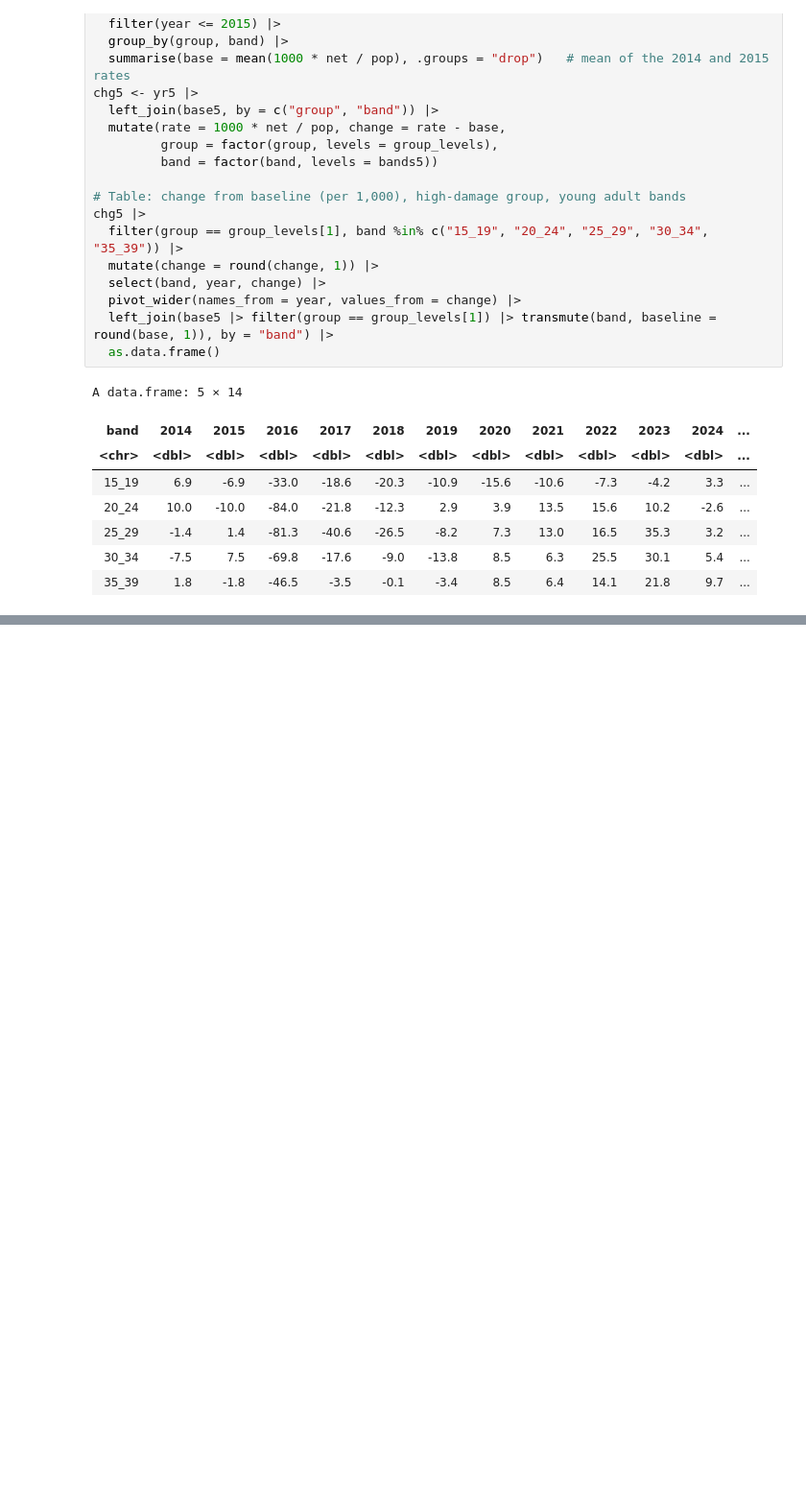
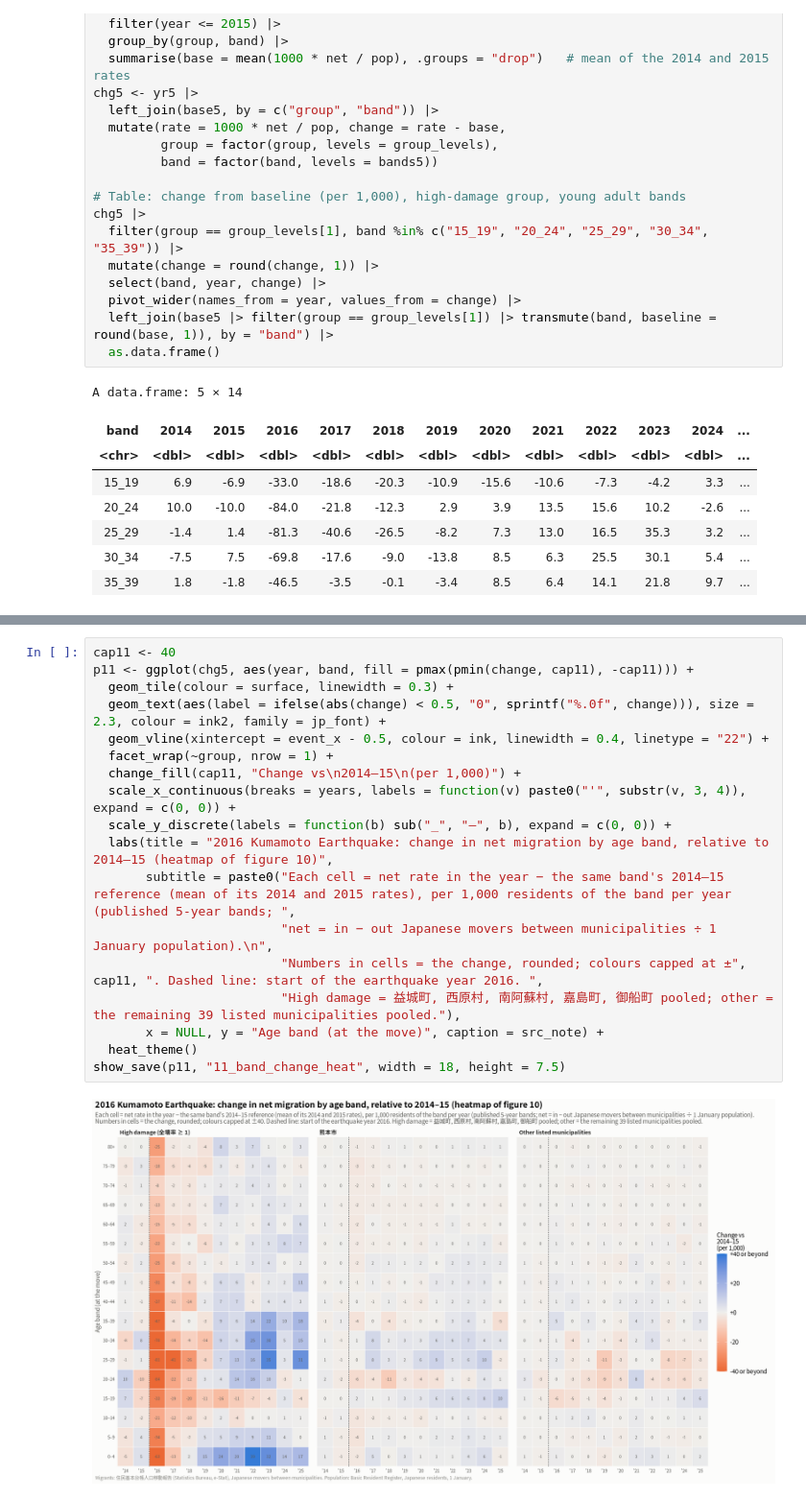
Before and after one commit to toshiakiasakura/jpn_disaster_recovery, a Jupyter notebook: src/3r_migration_kumamoto.ipynb, the cells around one changed output, grey strips where cells are left out. Shown at 96% size. Saved outputs shown, nothing was run; the diff lists cells and outputs as text; blank space fills up the shorter version.

```diff
--- a/src/3r_migration_kumamoto.ipynb
+++ b/src/3r_migration_kumamoto.ipynb
@@ -787,0 +846,20 @@ show_save(p10, "10_band_change_lines", width = 18, height = 7)
+# %%
+cap11 <- 40
+p11 <- ggplot(chg5, aes(year, band, fill = pmax(pmin(change, cap11), -cap11))) +
+  geom_tile(colour = surface, linewidth = 0.3) +
+  geom_text(aes(label = ifelse(abs(change) < 0.5, "0", sprintf("%.0f", change))), size = 2.3, colour = ink2, family = jp_font) +
+  geom_vline(xintercept = event_x - 0.5, colour = ink, linewidth = 0.4, linetype = "22") +
+  facet_wrap(~group, nrow = 1) +
+  change_fill(cap11, "Change vs\n2014–15\n(per 1,000)") +
+  scale_x_continuous(breaks = years, labels = function(v) paste0("'", substr(v, 3, 4)), expand = c(0, 0)) +
+  scale_y_discrete(labels = function(b) sub("_", "–", b), expand = c(0, 0)) +
+  labs(title = "2016 Kumamoto Earthquake: change in net migration by age band, relative to 2014–15 (heatmap of figure 10)",
+       subtitle = paste0("Each cell = net rate in the year − the same band's 2014–15 reference (mean of its 2014 and 2015 rates), per 1,000 residents of the band per year (published 5-year bands; ",
+                         "net = in − out Japanese movers between municipalities ÷ 1 January population).\n",
+                         "Numbers in cells = the change, rounded; colours capped at ±", cap11, ". Dashed line: start of the earthquake year 2016. ",
+                         "High damage = 益城町, 西原村, 南阿蘇村, 嘉島町, 御船町 pooled; other = the remaining 39 listed municipalities pooled."),
+       x = NULL, y = "Age band (at the move)", caption = src_note) +
+  heat_theme()
+show_save(p11, "11_band_change_heat", width = 18, height = 7.5)
+# %% [output]
+[figure, added]
```
Also changed, not shown: parts of 11 cells of this notebook, 14 other files.
